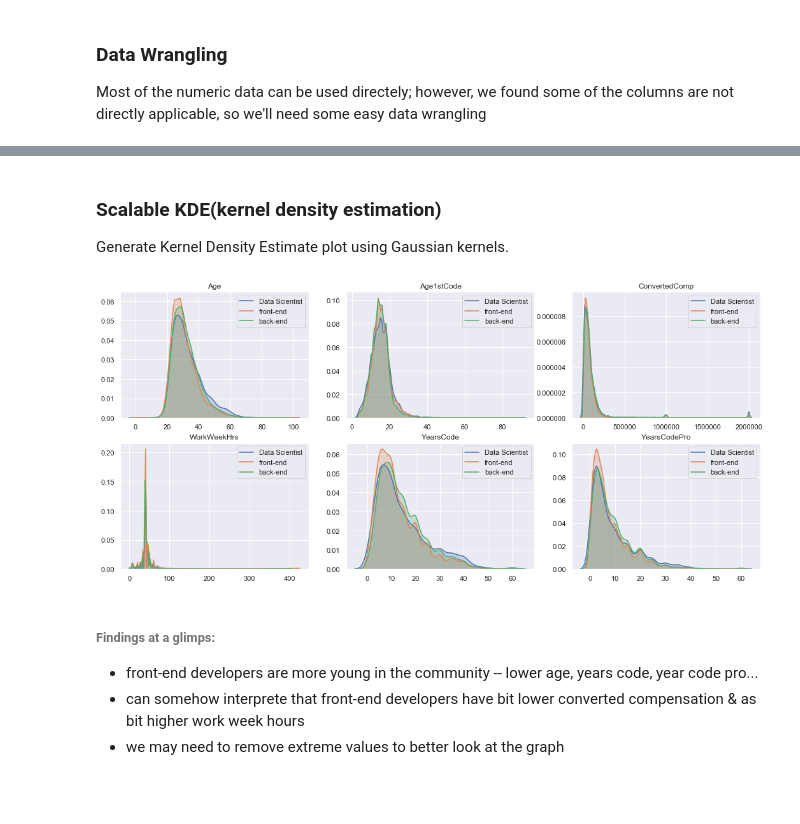
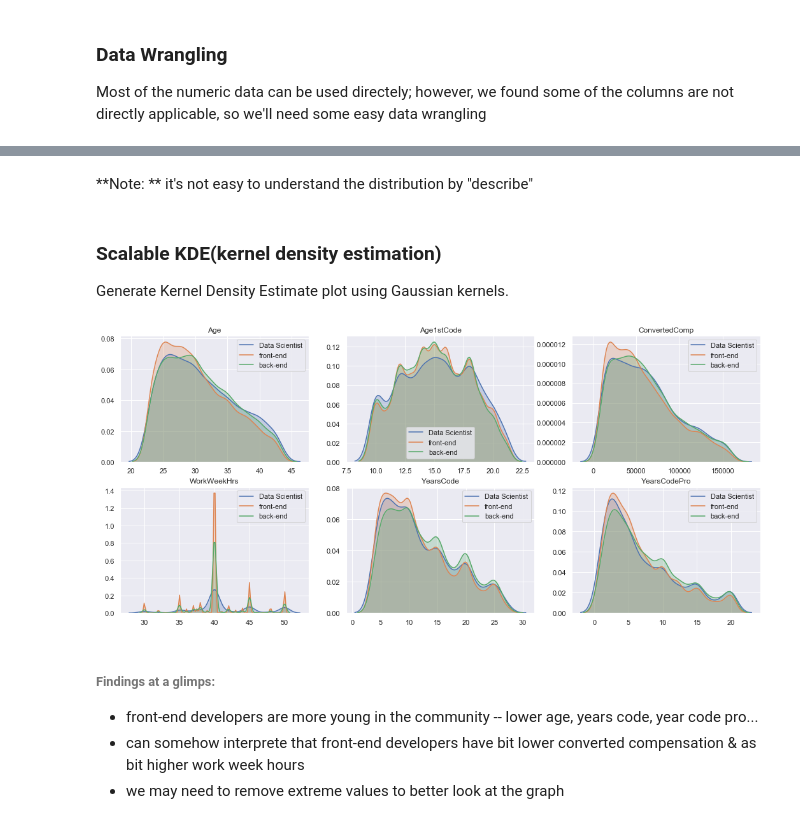
Before and after one commit to chengweiiii/stack-overflow-developer-survey-2020, a Jupyter notebook: stackoverflow_analytics.ipynb, the cells around one changed output, grey strips where cells are left out. Drawn from its saved outputs; the diff is of its cells as text; code cells hidden in the pictures; blank space fills up the shorter version.

```diff
--- a/stackoverflow_analytics.ipynb
+++ b/stackoverflow_analytics.ipynb
@@ -115,23 +127,39 @@ df_interested["Age1stCode"] = df_interested["Age1stCode"].apply(lambda x: 4 if x
+# %% [markdown]
+**Note: ** it's not easy to understand the distribution by "describe"
 # %% [markdown]
 ### Scalable KDE(kernel density estimation)
 Generate Kernel Density Estimate plot using Gaussian kernels.
+# %%
+def remove_numeric_outlier(df):
+    analysis_data = df.copy()
+    for column in list(analysis_data.select_dtypes(include='float64').columns):
+        current_column = analysis_data[column]
+        lower_bound = current_column.quantile(.1)
+        upper_bound = current_column.quantile(.9)
+        analysis_data[column] = analysis_data[column].apply(lambda x: np.nan if ((x<lower_bound)or (x > upper_bound)) else x)
+    return analysis_data
 # %%
 #our interested developer type groups
 dev_types_agg = ["Data Scientist","front-end","back-end"]
 
 #decide how much row to plot
 plot_rows = math.ceil(len(numeric_columns)/3)
+analysis_data = remove_numeric_outlier(df_interested)
 
 #plot numeric data columns at scale
 fig_kde, axis_kde = plt.subplots(plot_rows,3, figsize=(18, 4*plot_rows))
 for attr_index in range(len(numeric_columns)):
     attr = numeric_columns[attr_index]
+
+    #set index
     index_0, index_1 = math.floor(attr_index/3), attr_index%3
     axis_kde[index_0][index_1].set_title(attr)
+
+    #plot data
     for dev_type in dev_types_agg:
-        sns.kdeplot(df_interested[attr][df_interested.DevType==dev_type], label=dev_type, ax=axis_kde[index_0][index_1],shade=True) #shade 線下顏色;
+        sns.kdeplot(analysis_data[attr][analysis_data.DevType==dev_type], label=dev_type, ax=axis_kde[index_0][index_1],shade=True); #shade 線下顏色;
 # %% [output]
-[figure, old version]
+[figure, new version]
 # %% [markdown]
 ###### Findings at a glimps:
 * front-end developers are more young in the community -- lower age, years code, year code pro...
```
Also changed, not shown: parts of 10 cells of this notebook.
